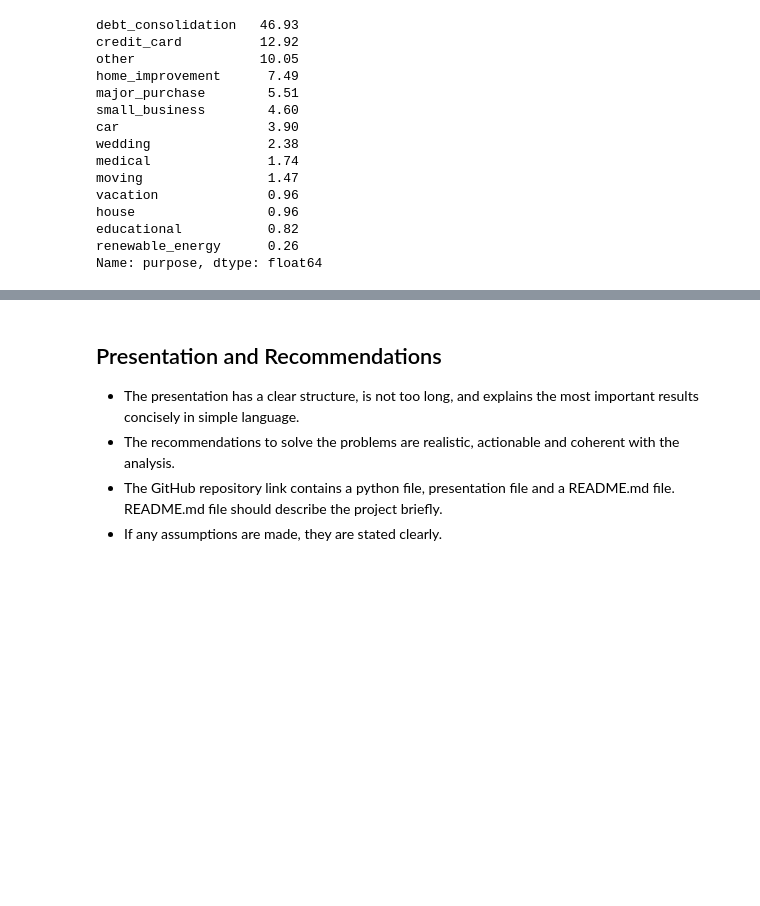
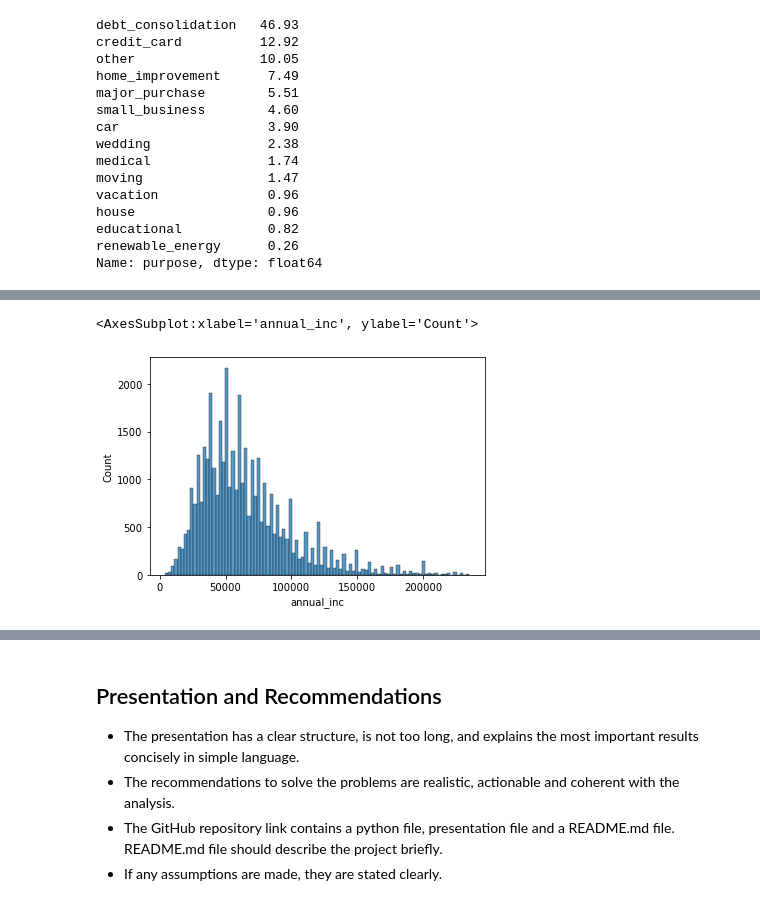
Before and after one commit to dicotips/LendingClubCaseStudy, a Jupyter notebook: Group_PavanNarra.ipynb, the cells around one changed output, grey strips where cells are left out. Drawn from its saved outputs; the diff is of its cells as text; code cells hidden in the pictures; blank space fills up the shorter version.

```diff
--- a/Group_PavanNarra.ipynb
+++ b/Group_PavanNarra.ipynb
@@ -477,0 +545,6 @@ Name: purpose, dtype: float64
+# %%
+# Plotting 'annual_inc'
+sns.histplot(cleaned_data.annual_inc)
+# %% [output]
+<AxesSubplot:xlabel='annual_inc', ylabel='Count'>
+[figure, added]
```
Also changed, not shown: parts of 11 cells of this notebook.
